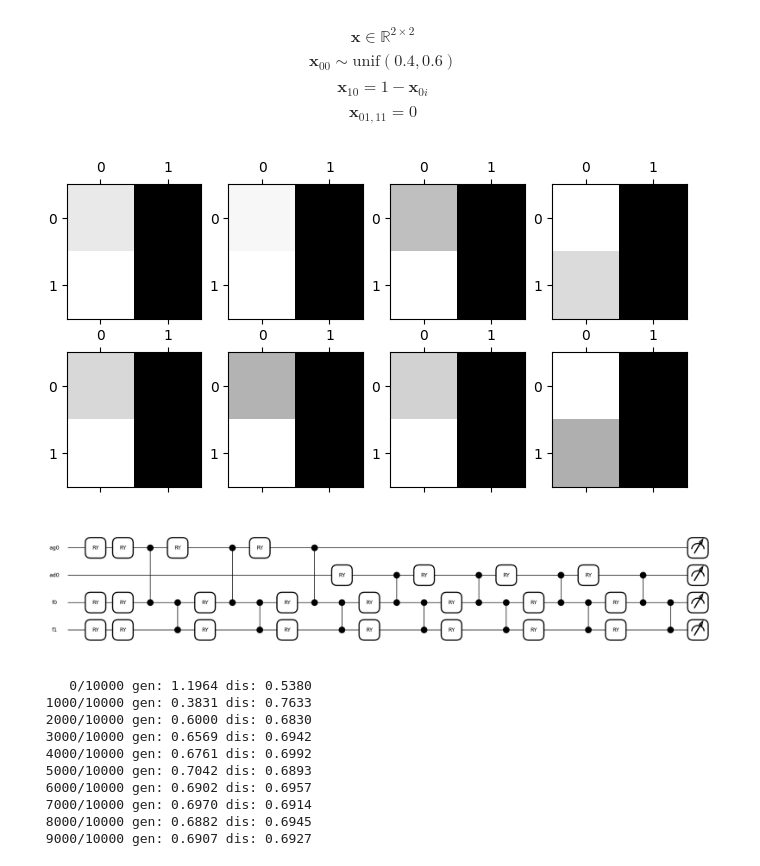
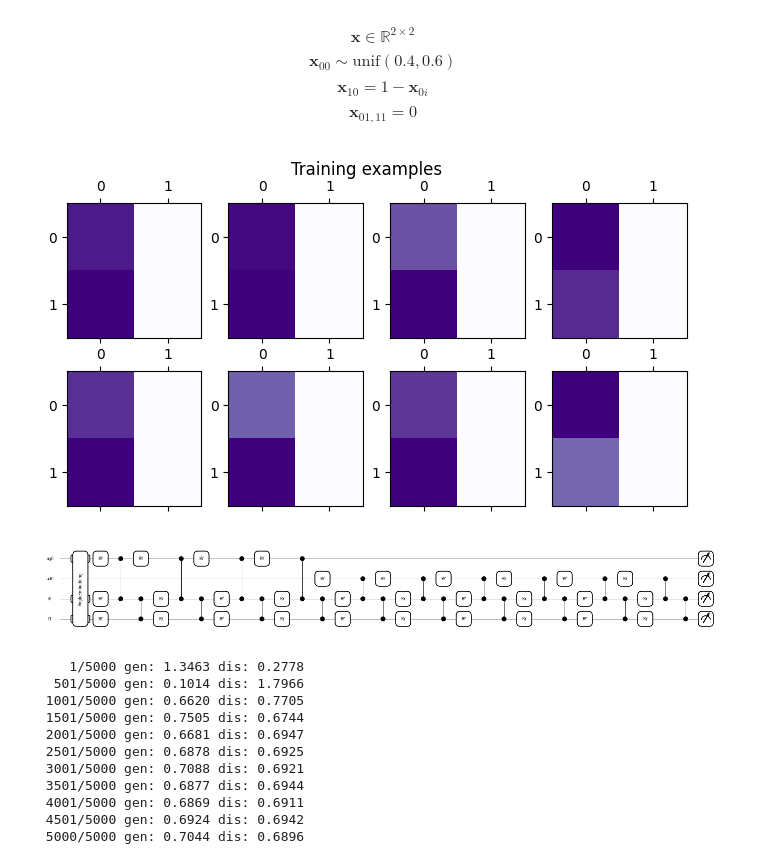
Before and after one commit to Robin-Lai-YY/CPEN400Q-Final-Project, a Jupyter notebook: demo/talk-demo.ipynb, the cells around one changed output. Saved outputs shown, nothing was run; the diff lists cells and outputs as text; code cells hidden in the pictures.

```diff
--- a/demo/talk-demo.ipynb
+++ b/demo/talk-demo.ipynb
@@ -31,23 +32,28 @@ $$\mathbf{x}_{01,11}=0$$
 # %%
 data_key, key = jax.random.split(key)
 def generate_data(batch):
     global data_key
     k, data_key = jax.random.split(data_key)
     d = jnp.zeros((batch, 4))
     d_noise = jax.random.uniform(k, (batch,), jnp.float32, 0.4, 0.6)
     d = d.at[:,0].set(d_noise)
     d = d.at[:,2].set(1-d_noise)
     return d
 
-_ = grid_imshow(2, 4, 2, 2, generate_data(8).reshape((2,4,2,2)))
+_ = grid_imshow('Training examples', 2, 4, 2, 2, generate_data(8).reshape((2,4,2,2)))
+plt.show()
+plt.close()
 # %% [output]
-[figure, old version]
+[figure, new version]
 # %%
-bar_gan = gan.BatchGAN(4, 1, 3, 1, 4) # 4, 2, 8, 2, 8
+bar_gan = gan.BatchGAN(4, 1, 4, 1, 6)
 init_key, key = jax.random.split(key)
-bar_gan.draw(*bar_gan.init_params(key))
+fig, ax = bar_gan.draw(*bar_gan.init_params(key))
+fig.set_dpi(40)
+plt.show()
+plt.close()
 # %% [output]
-[figure, old version]
+[figure, new version]
 # %%
 gen_optimizer = optax.sgd(0.05)
 dis_optimizer = optax.sgd(0.001)
@@ -84,13 +98,14 @@ def train(iters):
 # %%
-gen_params, dis_params = train(10000)
+gen_params, dis_params, checkpoints, g_loss_history, d_loss_history = train(5000)
 # %% [output]
-    0/10000 gen: 1.1964 dis: 0.5380
- 1000/10000 gen: 0.3831 dis: 0.7633
- 2000/10000 gen: 0.6000 dis: 0.6830
- 3000/10000 gen: 0.6569 dis: 0.6942
- 4000/10000 gen: 0.6761 dis: 0.6992
- 5000/10000 gen: 0.7042 dis: 0.6893
- 6000/10000 gen: 0.6902 dis: 0.6957
- 7000/10000 gen: 0.6970 dis: 0.6914
- 8000/10000 gen: 0.6882 dis: 0.6945
- 9000/10000 gen: 0.6907 dis: 0.6927
+    1/5000 gen: 1.3463 dis: 0.2778
+  501/5000 gen: 0.1014 dis: 1.7966
+ 1001/5000 gen: 0.6620 dis: 0.7705
+ 1501/5000 gen: 0.7505 dis: 0.6744
+ 2001/5000 gen: 0.6681 dis: 0.6947
+ 2501/5000 gen: 0.6878 dis: 0.6925
+ 3001/5000 gen: 0.7088 dis: 0.6921
+ 3501/5000 gen: 0.6877 dis: 0.6944
+ 4001/5000 gen: 0.6869 dis: 0.6911
+ 4501/5000 gen: 0.6924 dis: 0.6942
+ 5000/5000 gen: 0.7044 dis: 0.6896
```
Also changed, not shown: parts of 5 cells of this notebook, 2 other files.
